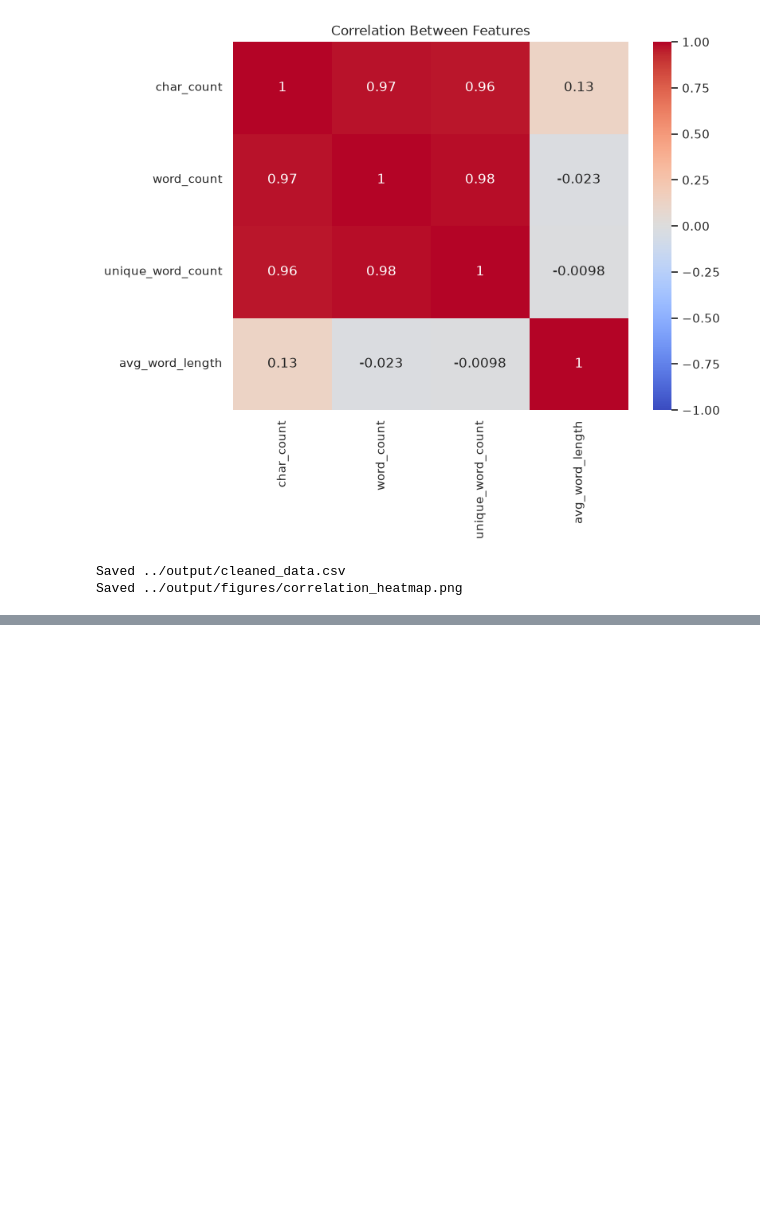
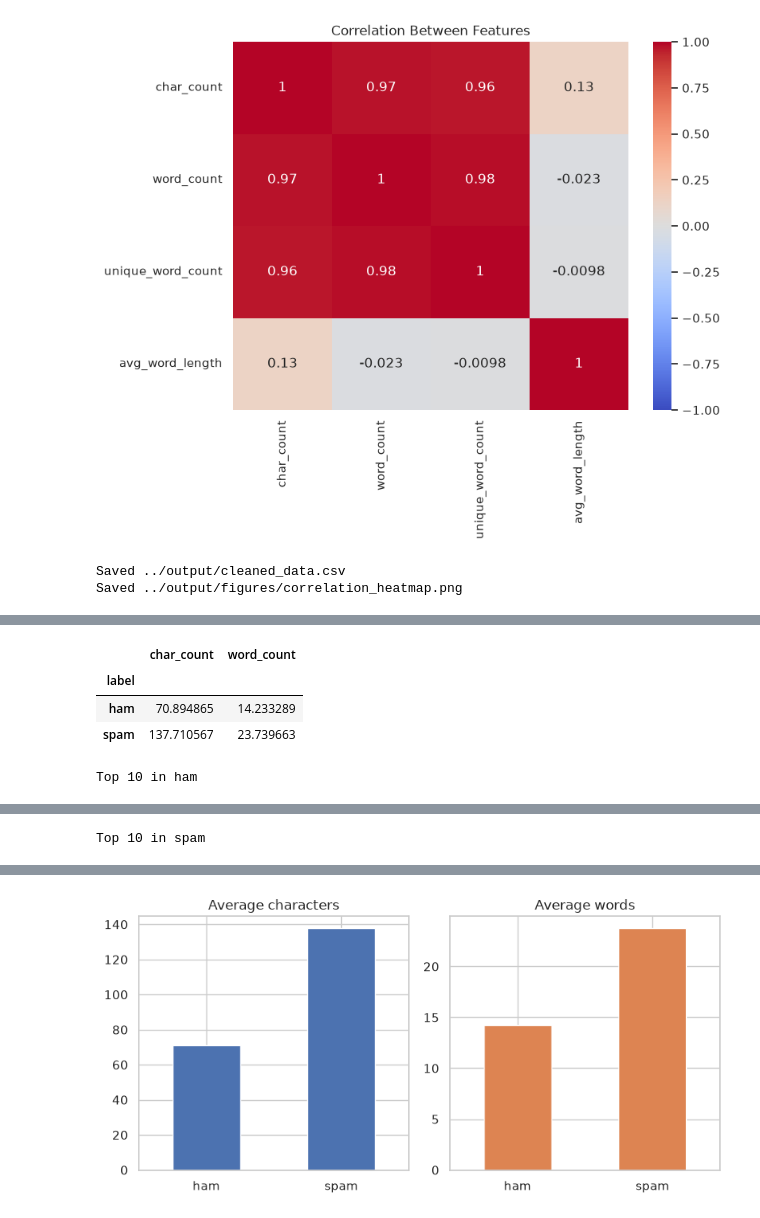
Before and after one commit to OtamaOmar/big-data-Assignment-1, a Jupyter notebook: notebook/analysis.ipynb, the cells around one changed output, grey strips where cells are left out. Cells and saved outputs as stored; diff of their text form; code cells hidden in the pictures; blank space fills up the shorter version.

```diff
--- a/notebook/analysis.ipynb
+++ b/notebook/analysis.ipynb
@@ -301,0 +426,75 @@ Saved ../output/figures/correlation_heatmap.png
+# %%
+group_means = df.groupby("label", observed=True)[["char_count", "word_count"]].mean()
+display(group_means)
+
+for name, part in df.groupby("label", observed=True):
+    print("Top 10 in", name)
+    display(top_words(part["cleaned_text"], 10, drop_stops=True).to_frame("count"))
+
+fig, axes = plt.subplots(1, 2, figsize=(8, 4))
+group_means["char_count"].plot(kind="bar", ax=axes[0], color="#4c72b0")
+group_means["word_count"].plot(kind="bar", ax=axes[1], color="#dd8452")
+axes[0].set_title("Average characters")
+axes[1].set_title("Average words")
+for ax in axes:
+    ax.set_xlabel("")
+    ax.tick_params(axis="x", rotation=0)
+fig.tight_layout()
+
+group_chart = figures_dir / "group_comparison.png"
+fig.savefig(group_chart, bbox_inches="tight")
+plt.show()
+print("Saved", group_chart)
+
+ham_len = group_means.loc["ham", "char_count"]
+spam_len = group_means.loc["spam", "char_count"]
+ham_words = group_means.loc["ham", "word_count"]
+spam_words = group_means.loc["spam", "word_count"]
+ham_share = (df["label"] == "ham").mean() * 100
+spam_share = (df["label"] == "spam").mean() * 100
+before_top = ", ".join(before.head(5).index)
+spam_top = ", ".join(top_words(df.loc[df["label"] == "spam", "cleaned_text"], 5, True).index)
+ham_top = ", ".join(top_words(df.loc[df["label"] == "ham", "cleaned_text"], 5, True).index)
+
+def insight(number, observation, evidence, interpretation):
+    print(f"{number}. {observation}")
+    print(f"Evidence: {evidence}")
+    print(f"Interpretation: {interpretation}")
+    print()
+
+insight(
+    1,
+    "Spam messages are longer than ham messages.",
+    f"Mean characters: spam {spam_len:.1f}, ham {ham_len:.1f}. Mean words: spam {spam_words:.1f}, ham {ham_words:.1f}.",
+    "Spam tries to fit an offer, a phone number, or a link. Ham is often a short reply.",
+)
+insight(
+    2,
+    "The raw word list is mostly stop words.",
+    f"Before removal the leading words are: {before_top}.",
+    "Those words appear in both classes, so they do not say what a message is about.",
+)
+insight(
+    3,
+    "After stop words are removed, spam words look like ads and contact details.",
+    f"Top spam words: {spam_top}.",
+    "A spam filter can lean on a small set of content words.",
+)
+insight(
+    4,
+    "Ham words look like ordinary conversation.",
+    f"Top ham words: {ham_top}.",
+    "The two classes differ in content, not only in length.",
+)
+insight(
+    5,
+    "Ham is the large majority.",
+    f"Ham is {ham_share:.1f}% of the rows and spam is {spam_share:.1f}%.",
+    "Accuracy can look high if the model calls most messages ham. Spam precision and recall show whether it finds spam.",
+)
+# %% [output]
+|  | char_count | word_count |
+| label |  |  |
+| ham | 70.894865 | 14.233289 |
+| spam | 137.710567 | 23.739663 |
+Top 10 in ham
@@ -301,0 +513 @@ Saved ../output/figures/correlation_heatmap.png
+Top 10 in spam
@@ -301,0 +526 @@ Saved ../output/figures/correlation_heatmap.png
+[figure, added]
```
Also changed, not shown: parts of 10 cells of this notebook, 11 other files.
